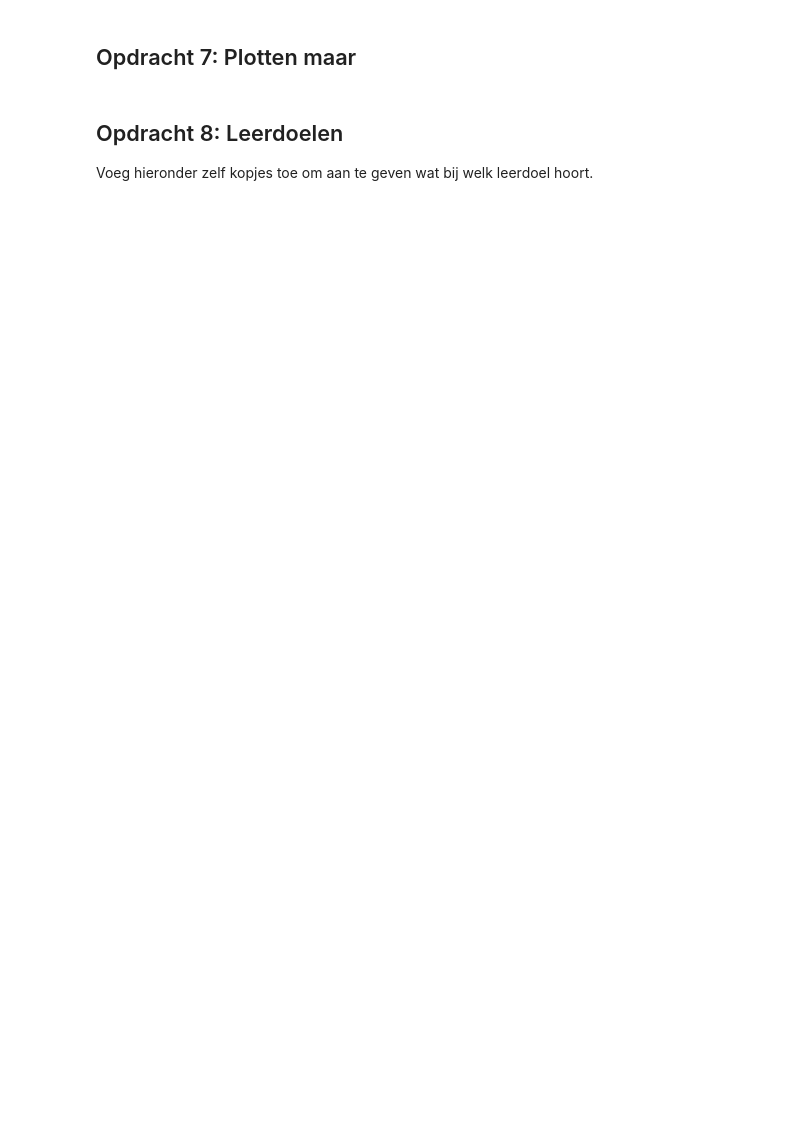
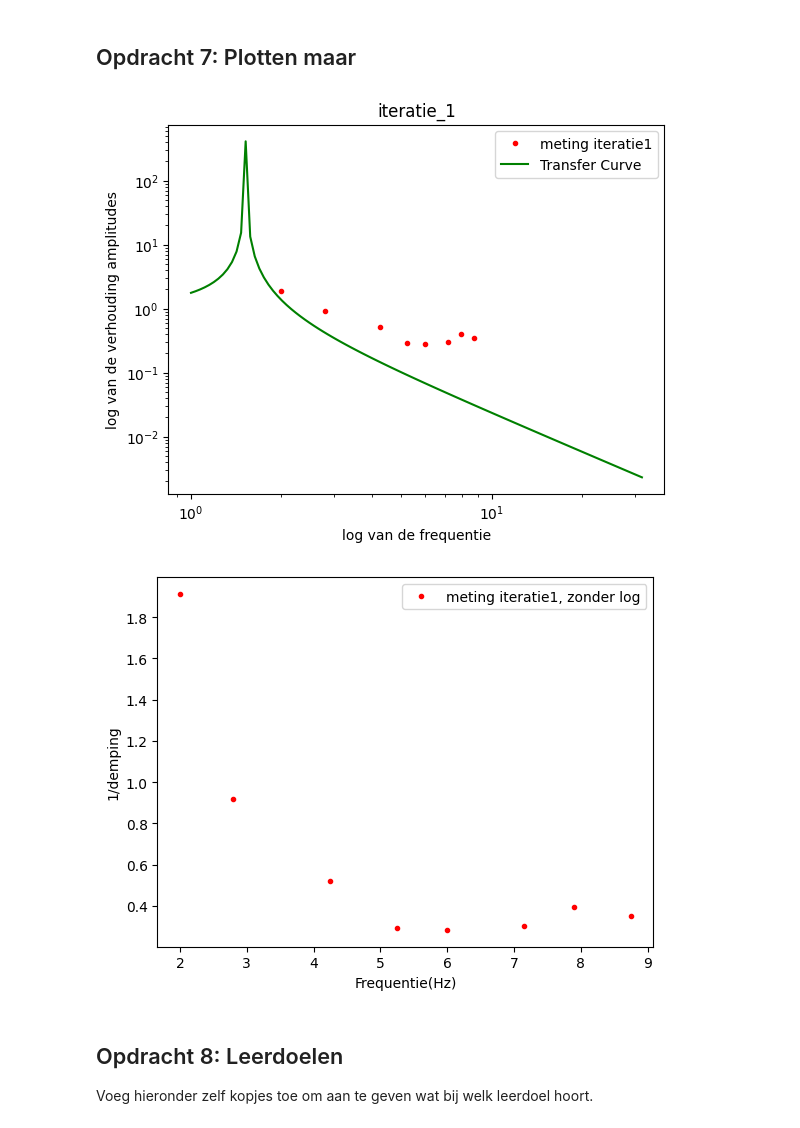
Before and after one commit to oledoekes/opdrachten-DEF-D, a Jupyter notebook: FysiekeOntwerpopdrachten/5MaakEenOpstellingTrillingsvrij/Ontwerpopdracht5MaakEenOpstellingTrillingsvrijInvulTemplate.ipynb, the cells around one changed output. Drawn from its saved outputs; the diff is of its cells as text; code cells hidden in the pictures; blank space fills up the shorter version.

```diff
--- a/FysiekeOntwerpopdrachten/5MaakEenOpstellingTrillingsvrij/Ontwerpopdracht5MaakEenOpstellingTrillingsvrijInvulTemplate.ipynb
+++ b/FysiekeOntwerpopdrachten/5MaakEenOpstellingTrillingsvrij/Ontwerpopdracht5MaakEenOpstellingTrillingsvrijInvulTemplate.ipynb
@@ -153,7 +192,45 @@ Als je hier negatief geantwoord hebt, kopieer onder deze cel dan alle cellen van
 # %% [markdown]
 ## Opdracht 7: Plotten maar
 # %%
-# Voeg hier je plots in.
+
+Eigenfreq = 6
+Eigensnel = 2*np.pi * Eigenfreq
+Data_Av_it1 = np.array([0.80, 0.99, 2.14, 3.97, 5.99, 6.15, 4.40, 5.29])
+Data_Am_it1 = np.array([1.53, 0.91, 1.11, 1.16, 1.70, 1.85, 1.74, 1.87])
+Data_f_it1 = np.array([2.0, 2.8, 4.25, 5.25, 6.0, 7.15, 7.9, 8.75])
+u_Av_it1 = np.array([0.05, 0.08, 0.05, 0.06, 0.15, 0.1, 0.2])
+u_Am_it1 = np.array([0.05, 0.08, 0.05, 0.06, 0.15, 0.1, 0.2])
+u_f_it1 = np.array([0.4, 0.4, 0.3, 0.3, 0, 0.3, 0.2, 0.1])
+
+Verhouding_Meting_it1 = Data_Am_it1/Data_Av_it1
+u_A_it1 = (u_Av_it1+ u_Am_it1)/2
+
+
+
+plt.figure()
+plt.title("iteratie_1")
+plt.xlabel("log van de frequentie")
+plt.ylabel("log van de verhouding amplitudes")
+#plt.ylim(15, -15) bleek niet nodig te zijn
+plt.plot(Data_f_it1, np.abs(Verhouding_Meting_it1), 'r.', label="meting iteratie1")
+plt.plot(Fit_xas, np.abs(Fit_Verhouding(Fit_xas, val)), 'g', label="Transfer Curve")
+#plt.plot(np.log(Transfer_Plot_Array), np.log(np.abs(Verhouding(Transfer_Plot_Array, Eigensnel))), 'r', label="transfer plot")
+plt.xscale("log")
+plt.yscale("log")
+plt.legend()
+plt.savefig("Iteratie1_log")
+plt.show()
+
+plt.figure()
+plt.xlabel("Frequentie(Hz)")
+plt.ylabel("1/demping")
+plt.plot(Data_f_it1, Verhouding_Meting_it1, 'r.', label="meting iteratie1, zonder log")
+plt.legend()
+plt.savefig("Iteratie1")
+plt.show()
+# %% [output]
+[figure, added]
+[figure, added]
 # %% [markdown]
 ## Opdracht 8: Leerdoelen
 Voeg hieronder zelf kopjes toe om aan te geven wat bij welk leerdoel hoort.
```
Also changed, not shown: parts of 15 cells of this notebook, 8 other files.
